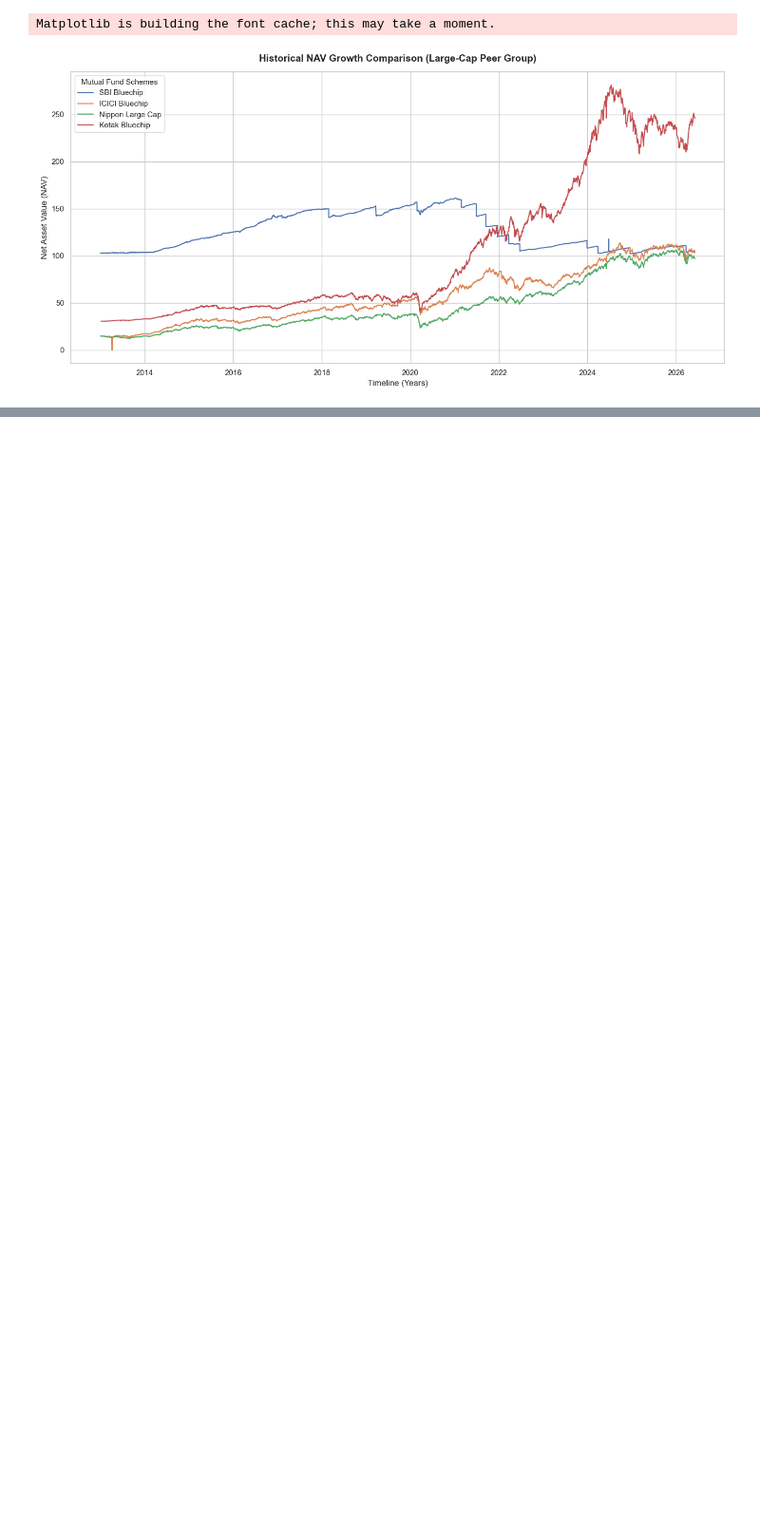
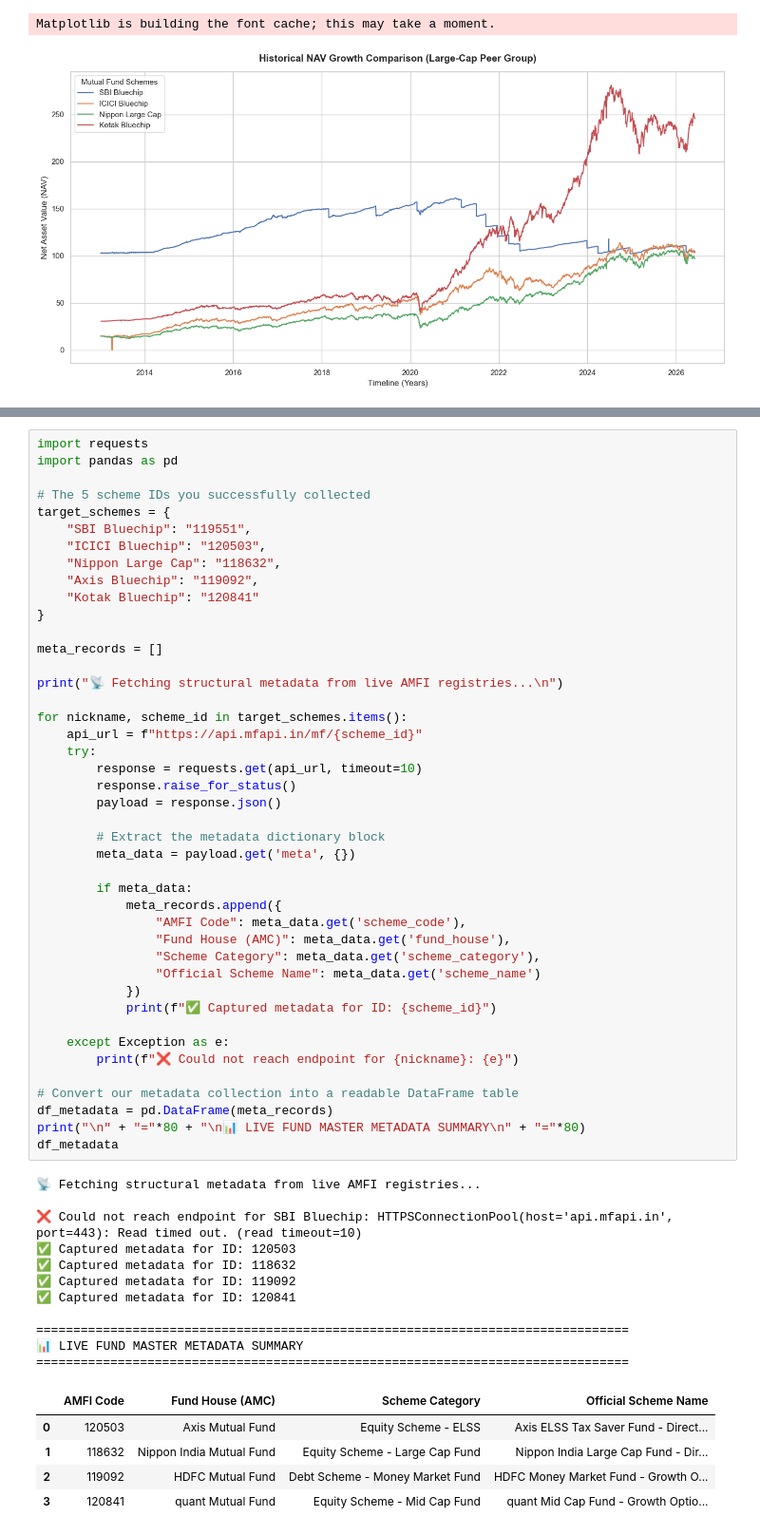
Before and after one commit to kadekarpornima-stack/my-data-project, a Jupyter notebook: notebook/01_data_inspection_and_fetch.ipynb, the cells around one changed output, grey strips where cells are left out. Shown at 95% size. Cells and saved outputs as stored; diff of their text form; blank space fills up the shorter version.

Commit message:
Complete AMFI structural exploration and metadata classification documentation

```diff
--- a/notebook/01_data_inspection_and_fetch.ipynb
+++ b/notebook/01_data_inspection_and_fetch.ipynb
@@ -664,0 +743,60 @@ Matplotlib is building the font cache; this may take a moment.
+# %%
+import requests
+import pandas as pd
+
+# The 5 scheme IDs you successfully collected
+target_schemes = {
+    "SBI Bluechip": "119551",
+    "ICICI Bluechip": "120503",
+    "Nippon Large Cap": "118632",
+    "Axis Bluechip": "119092",
+    "Kotak Bluechip": "120841"
+}
+
+meta_records = []
+
+print("📡 Fetching structural metadata from live AMFI registries...\n")
+
+for nickname, scheme_id in target_schemes.items():
+    api_url = f"https://api.mfapi.in/mf/{scheme_id}"
+    try:
+        response = requests.get(api_url, timeout=10)
+        response.raise_for_status()
+        payload = response.json()
+
+        # Extract the metadata dictionary block
+        meta_data = payload.get('meta', {})
+
+        if meta_data:
+            meta_records.append({
+                "AMFI Code": meta_data.get('scheme_code'),
+                "Fund House (AMC)": meta_data.get('fund_house'),
+                "Scheme Category": meta_data.get('scheme_category'),
+                "Official Scheme Name": meta_data.get('scheme_name')
+            })
+            print(f"✅ Captured metadata for ID: {scheme_id}")
+
+    except Exception as e:
+        print(f"❌ Could not reach endpoint for {nickname}: {e}")
+
+# Convert our metadata collection into a readable DataFrame table
+df_metadata = pd.DataFrame(meta_records)
+print("\n" + "="*80 + "\n📊 LIVE FUND MASTER METADATA SUMMARY\n" + "="*80)
+df_metadata
+# %% [output]
+📡 Fetching structural metadata from live AMFI registries...
+
+❌ Could not reach endpoint for SBI Bluechip: HTTPSConnectionPool(host='api.mfapi.in', port=443): Read timed out. (read timeout=10)
+✅ Captured metadata for ID: 120503
+✅ Captured metadata for ID: 118632
+✅ Captured metadata for ID: 119092
+✅ Captured metadata for ID: 120841
+
+================================================================================
+📊 LIVE FUND MASTER METADATA SUMMARY
+================================================================================
+|  | AMFI Code | Fund House (AMC) | Scheme Category | Official Scheme Name |
+| 0 | 120503 | Axis Mutual Fund | Equity Scheme - ELSS | Axis ELSS Tax Saver Fund - Direct... |
+| 1 | 118632 | Nippon India Mutual Fund | Equity Scheme - Large Cap Fund | Nippon India Large Cap Fund - Dir... |
+| 2 | 119092 | HDFC Mutual Fund | Debt Scheme - Money Market Fund | HDFC Money Market Fund - Growth O... |
+| 3 | 120841 | quant Mutual Fund | Equity Scheme - Mid Cap Fund | quant Mid Cap Fund - Growth Optio... |
```
Also changed, not shown: parts of 3 cells of this notebook.
